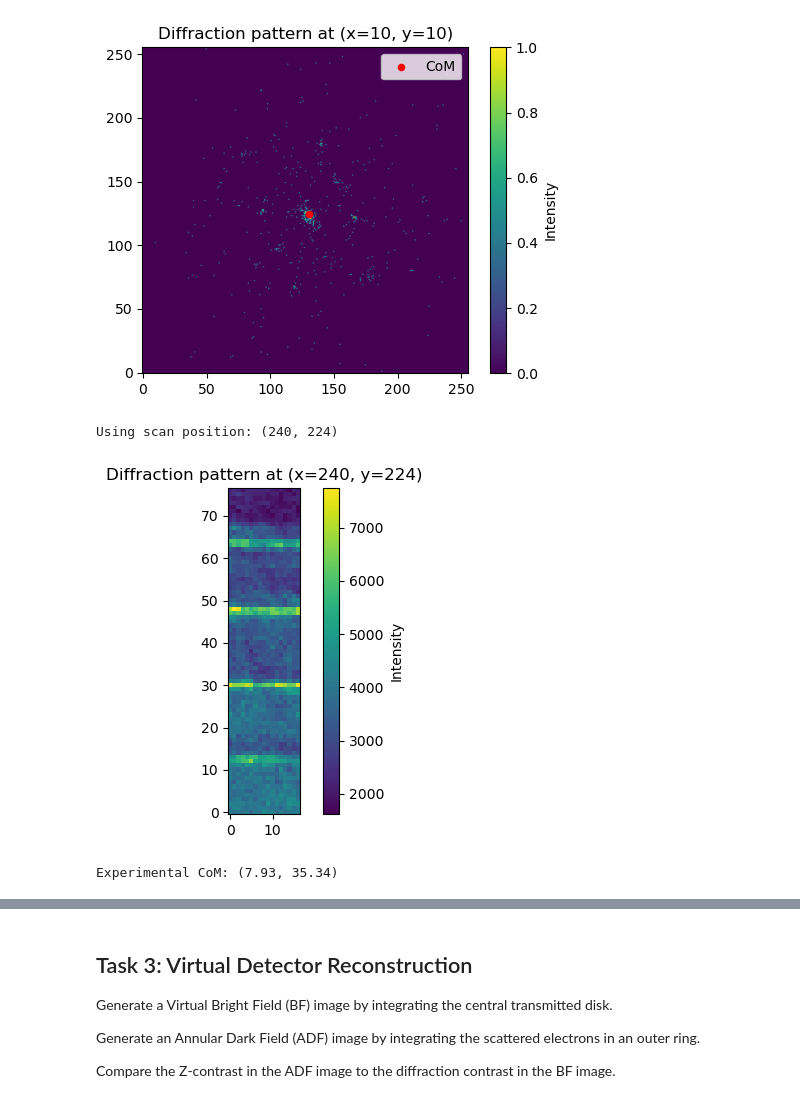
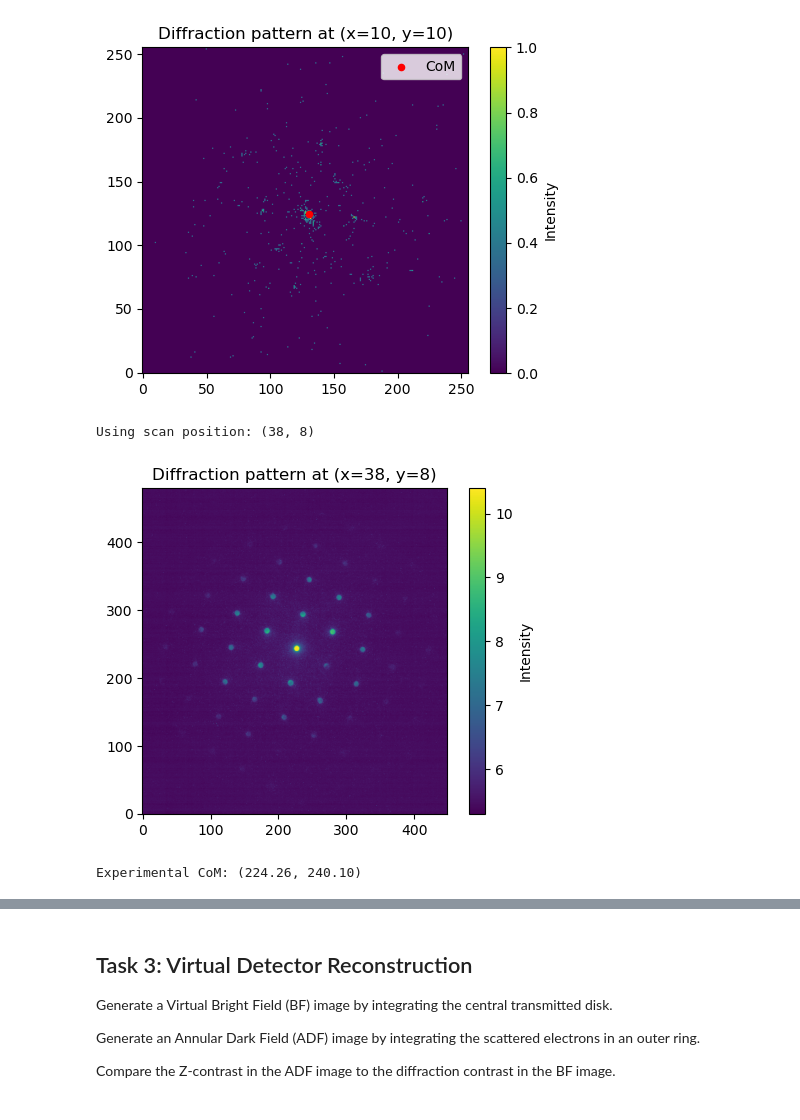
Before and after one commit to eliseetrheim/MSE465_EliseEtrheim, a Jupyter notebook: assignments/assignment_02_setup.ipynb, the cells around one changed output, grey strips where cells are left out. Saved outputs shown, nothing was run; the diff lists cells and outputs as text; code cells hidden in the pictures.

```diff
--- a/assignments/assignment_02_setup.ipynb
+++ b/assignments/assignment_02_setup.ipynb
@@ -155,0 +139,12 @@ Calibration( A Metadata instance called 'calibration', containing the following
+# %%
+# ------------------------------------------------------------ #
+# Axes are permutated and must be corrected prior to analysis. #
+# ------------------------------------------------------------ #
+
+import numpy as np
+
+# Fix axes after import
+dataset.data = np.transpose(dataset.data, (2, 3, 0, 1))
+
+# Verify corrected axes
+print("Dataset shape:", dataset.data.shape)
@@ -156,7 +153,7 @@ Calibration( A Metadata instance called 'calibration', containing the following
 # %%
-# Set scan step size of experimental dataset using settings from calibration dataset
-scan_step_size = 2.0393706 # nm
-reciprocal_step_size = 0.026740015 # A^-1
+# Set scan step size of experimental dataset
+scan_step_size = 2.0 # nm
+reciprocal_step_size = 0.0062 # A^-1
 
 dataset.calibration.set_R_pixel_size(scan_step_size)
 dataset.calibration.set_R_pixel_units("nm")
@@ -165,6 +162,6 @@ dataset.calibration.set_Q_pixel_units("A^-1")
 
 # Verify new scan step size of experimental dataset
 print("Scan step size set!")
-print("(Verify) Calibrated dataset:", dataset.calibration)
+print(dataset.calibration)
 # %% [output]
 Scan step size set!
@@ -230,37 +227,37 @@ plt.show()
 # ----------------------------------------------- #
 # Perform CoM correction on experimental dataset #
 # ----------------------------------------------- #
 
 # Choose representative scan position for experimental data
 Rx0 = dataset.data.shape[0] // 2
 Ry0 = dataset.data.shape[1] // 2
 
 print("Using scan position:", (Rx0, Ry0))
 dp = dataset.data[Rx0, Ry0].astype(float)
 
 plt.figure(figsize=(5, 4))
-plt.imshow(dp, origin="lower")
+plt.imshow(np.log(dp), origin="lower")
 plt.colorbar(label="Intensity")
 plt.title(f"Diffraction pattern at (x={Rx0}, y={Ry0})")
 plt.tight_layout()
 plt.show()
 
 # Compute CoM from selected scan position
 Qy, Qx = dp.shape
 
 qy = np.arange(Qy)[:, None]   # vertical
 qx = np.arange(Qx)[None, :]   # horizontal
 
 I = dp.sum()
 
 qx_exp = (qx * dp).sum() / I
 qy_exp = (qy * dp).sum() / I
 
 print(f"Experimental CoM: ({qx_exp:.2f}, {qy_exp:.2f})")
 # %% [output]
-Using scan position: (240, 224)
+Using scan position: (38, 8)
-[figure, old version]
+[figure, new version]
-Experimental CoM: (7.93, 35.34)
+Experimental CoM: (224.26, 240.10)
 # %%
 # Visualize CoM on diffraction pattern
 plt.figure(figsize=(5, 4))
```
Also changed, not shown: parts of 20 cells of this notebook.
